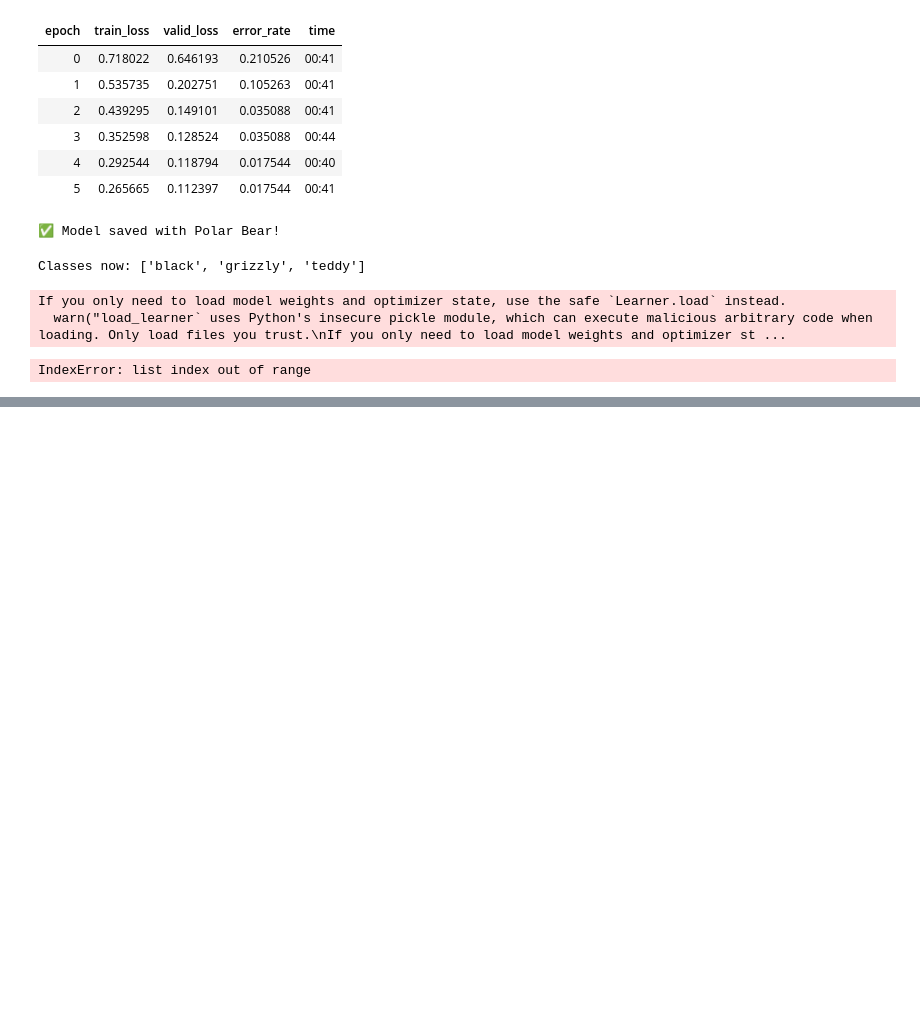
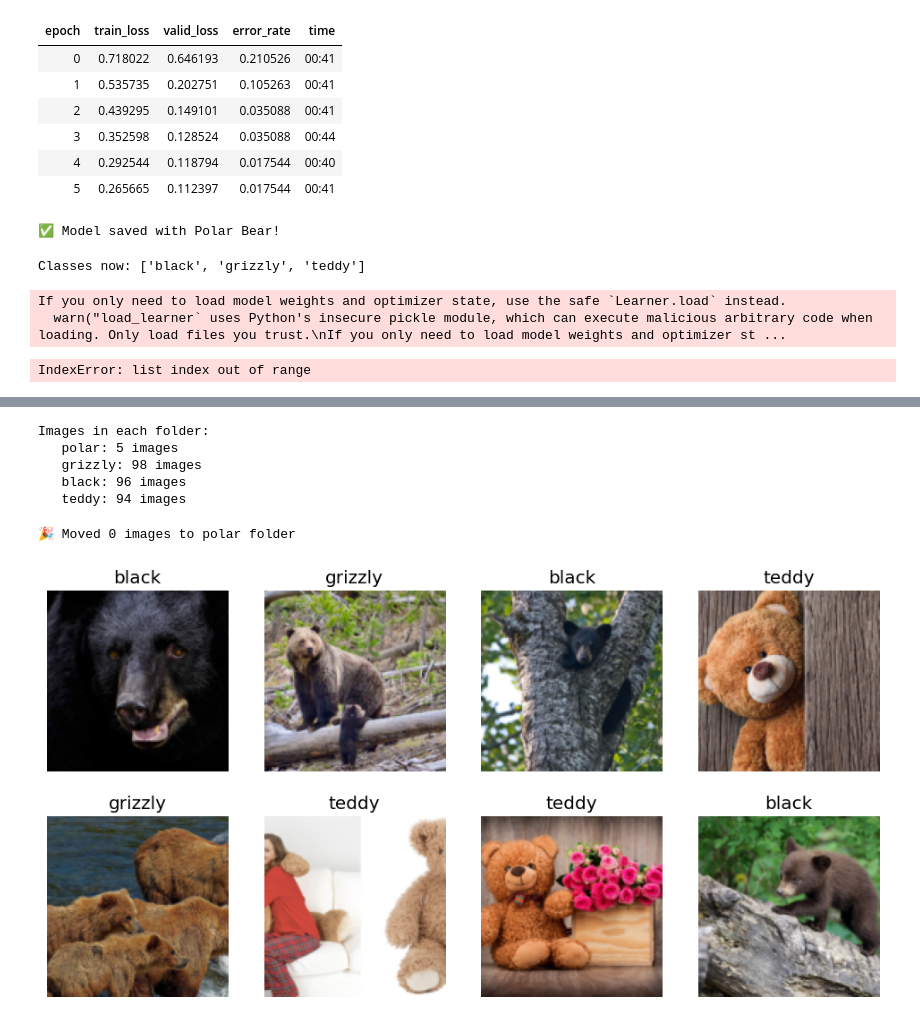
Before and after one commit to quangnguyen250306-ui/cisc-121-project, a Jupyter notebook: 02_production.ipynb, the cells around one changed output, grey strips where cells are left out. Cells and saved outputs as stored; diff of their text form; code cells hidden in the pictures; blank space fills up the shorter version.

```diff
--- a/02_production.ipynb
+++ b/02_production.ipynb
@@ -1266,0 +1307,48 @@ IndexError: list index out of range
+# %%
+print("Images in each folder:")
+for folder in Path('bears').ls():
+    count = len(get_image_files(folder))
+    print(f"   {folder.name}: {count} images")
+# %% [output]
+Images in each folder:
+   polar: 5 images
+   grizzly: 98 images
+   black: 96 images
+   teddy: 94 images
+# %%
+import shutil
+from pathlib import Path
+
+polar_path = Path('bears/polar')
+
+# Move uploaded files to polar folder
+moved = 0
+for filename in list(uploaded.keys()):   # 'uploaded' comes from the previous upload cell
+    src = Path(filename)
+    if src.exists():
+        shutil.move(str(src), polar_path / filename)
+        moved += 1
+        print(f"✅ Moved: {filename}")
+
+print(f"\n🎉 Moved {moved} images to polar folder")
+# %% [output]
+🎉 Moved 0 images to polar folder
+# %%
+fns = get_image_files(path)
+failed = verify_images(fns)
+failed.map(Path.unlink)
+
+# Create DataLoaders
+bears = DataBlock(
+    blocks=(ImageBlock, CategoryBlock),
+    get_items=get_image_files,
+    splitter=RandomSplitter(valid_pct=0.2, seed=42),
+    get_y=parent_label,
+    item_tfms=Resize(128),
+    batch_tfms=aug_transforms(mult=2)
+)
+
+dls = bears.dataloaders(path)
+dls.valid.show_batch(max_n=8, nrows=2)
+# %% [output]
+[figure, added]
```
Also changed, not shown: parts of 7 cells of this notebook.
